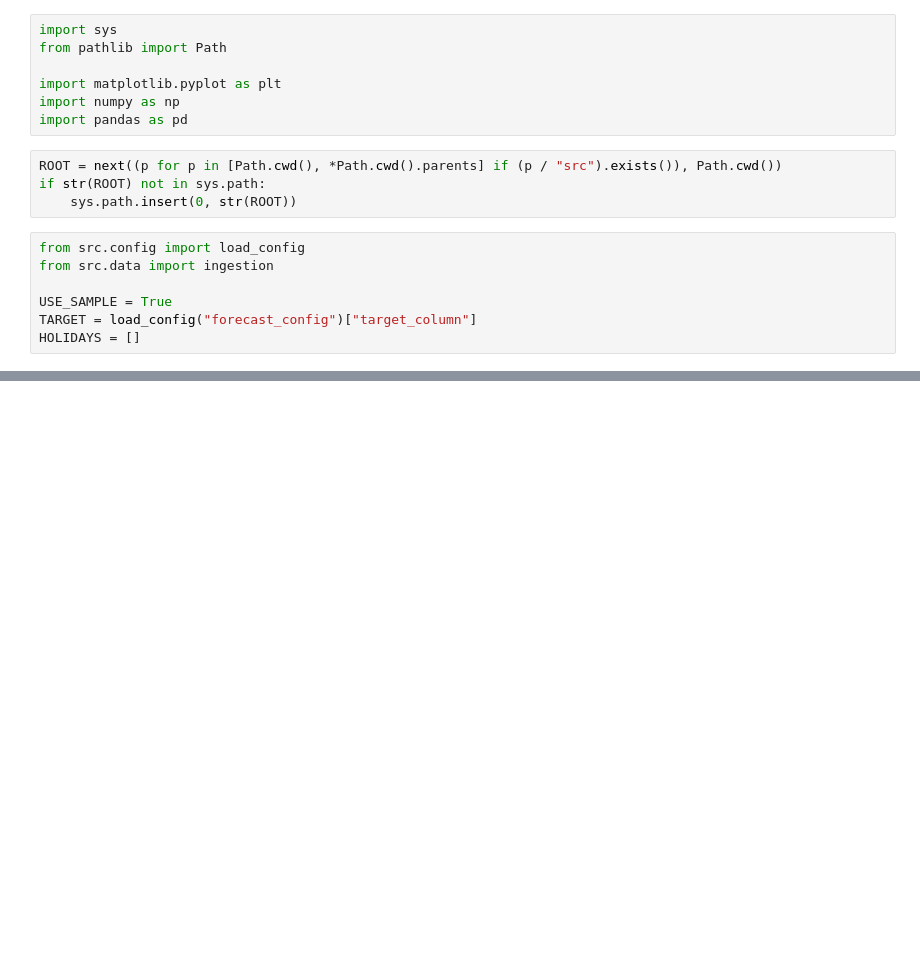
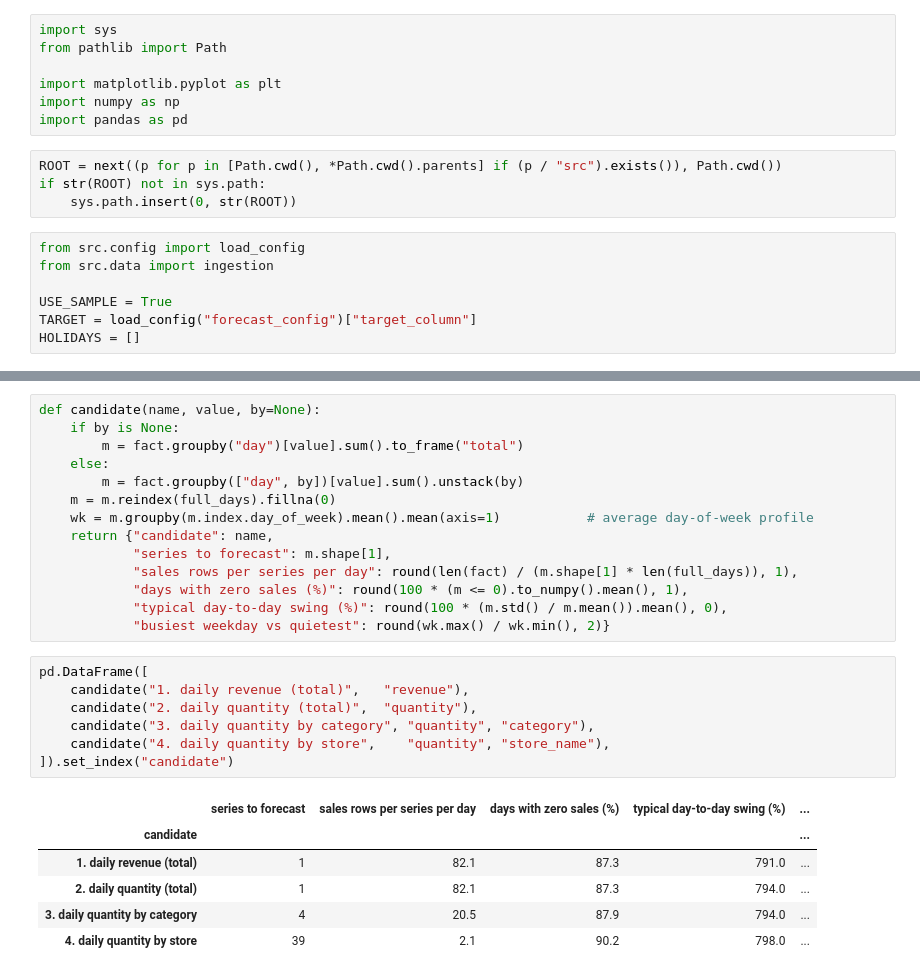
Before and after one commit to Retail-Analytical-Platform/Retail-Analytics-ML, a Jupyter notebook: notebook/explanatory_analysis.ipynb, the cells around one changed output, grey strips where cells are left out. Saved outputs shown, nothing was run; the diff lists cells and outputs as text; blank space fills up the shorter version.

```diff
--- a/notebook/explanatory_analysis.ipynb
+++ b/notebook/explanatory_analysis.ipynb
@@ -127,0 +133,28 @@ Total outlier days: 20 of 2193
+# %%
+def candidate(name, value, by=None):
+    if by is None:
+        m = fact.groupby("day")[value].sum().to_frame("total")
+    else:
+        m = fact.groupby(["day", by])[value].sum().unstack(by)
+    m = m.reindex(full_days).fillna(0)
+    wk = m.groupby(m.index.day_of_week).mean().mean(axis=1)           # average day-of-week profile
+    return {"candidate": name,
+            "series to forecast": m.shape[1],
+            "sales rows per series per day": round(len(fact) / (m.shape[1] * len(full_days)), 1),
+            "days with zero sales (%)": round(100 * (m <= 0).to_numpy().mean(), 1),
+            "typical day-to-day swing (%)": round(100 * (m.std() / m.mean()).mean(), 0),
+            "busiest weekday vs quietest": round(wk.max() / wk.min(), 2)}
+# %%
+pd.DataFrame([
+    candidate("1. daily revenue (total)",   "revenue"),
+    candidate("2. daily quantity (total)",  "quantity"),
+    candidate("3. daily quantity by category", "quantity", "category"),
+    candidate("4. daily quantity by store",    "quantity", "store_name"),
+]).set_index("candidate")
+# %% [output]
+|  | series to forecast | sales rows per series per day | days with zero sales (%) | typical day-to-day swing (%) | ... |
+| candidate |  |  |  |  | ... |
+| 1. daily revenue (total) | 1 | 82.1 | 87.3 | 791.0 | ... |
+| 2. daily quantity (total) | 1 | 82.1 | 87.3 | 794.0 | ... |
+| 3. daily quantity by category | 4 | 20.5 | 87.9 | 794.0 | ... |
+| 4. daily quantity by store | 39 | 2.1 | 90.2 | 798.0 | ... |
```
Also changed, not shown: parts of 5 cells of this notebook, 1 other file.
